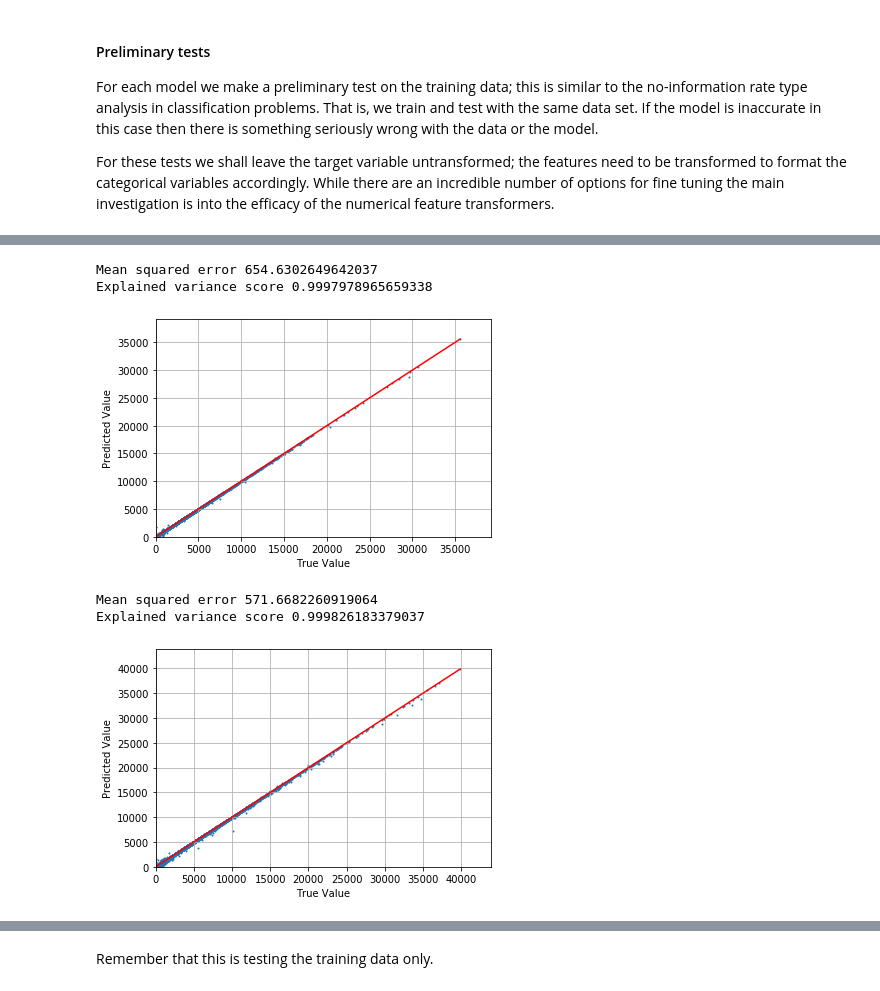
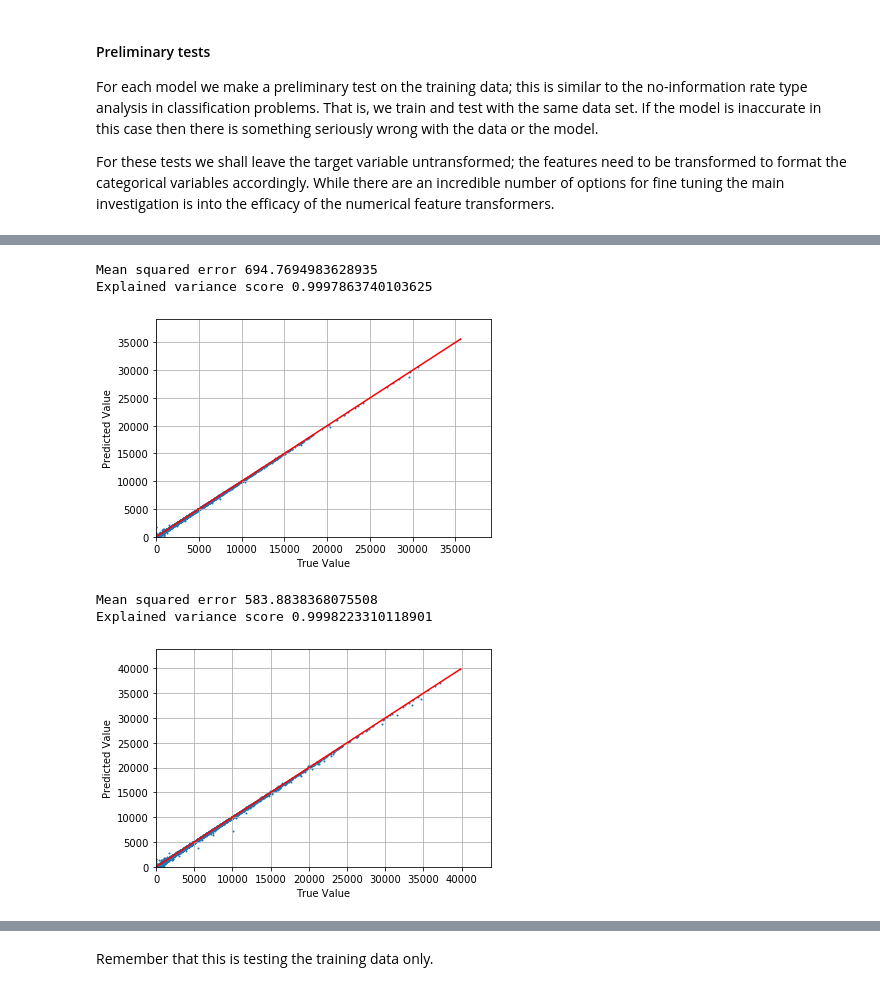
Before and after one commit to mgudorf/datsci, a Jupyter notebook: capstone1/notebooks/Loan recovery amount regression.ipynb, the cells around one changed output, grey strips where cells are left out. Saved outputs shown, nothing was run; the diff lists cells and outputs as text; code cells hidden in the pictures.

```diff
--- a/capstone1/notebooks/Loan recovery amount regression.ipynb
+++ b/capstone1/notebooks/Loan recovery amount regression.ipynb
@@ -593,8 +593,8 @@ num_features = num_and_cat_data.select_dtypes(exclude=['object']).columns
 cat_features = num_and_cat_data.select_dtypes(include=['object']).columns
 date_features = date_data.columns
 
-# X = pd.concat((num_and_cat_data, date_data),axis=1)
-X = num_and_cat_data
+X = pd.concat((num_and_cat_data, date_data),axis=1)
+# X = num_and_cat_data
 # %% [markdown]
 Default cross validation is KFold with 5 folds; by default shuffling is off so we technically do not need to pass a random state.
 # %%
@@ -719,27 +721,27 @@ ytest_pca = y_test.values.ravel()
 _ = sgd_test.fit(xt_pca, yt_pca.ravel())
 _ = classifier_analysis(sgd_test, xtest_pca, ytest_pca.ravel())
 # %% [output]
-Mean squared error 654.6302649642037
-Explained variance score 0.9997978965659338
+Mean squared error 694.7694983628935
+Explained variance score 0.9997863740103625
-[figure, old version]
+[figure, new version]
 # %%
 sgd_test = SGDRegressor(tol=1e-7)
 
 col_transformer_ = my_feature_transformer(X, num_features, cat_features, date_features, num_transformer=StandardScaler())
 
 _ = col_transformer_.fit(X_traintest)
 
 xt = col_transformer_.transform(X_traintest)
 
-pcatransformer = PCA(n_components=10)
+pcatransformer = PCA(n_components=1)
 _ = pcatransformer.fit(xt.toarray())
 xt_pca = pcatransformer.transform(xt.toarray())
 # X_test_scaled = pca.transform(X_test_scaled)
 
-_ = sgd_test.fit(xt, .ravel())
+_ = sgd_test.fit(xt, y_traintest.values.ravel())
 
 _ = classifier_analysis(sgd_test, xt, y_traintest.values.ravel())
 # %% [output]
-Mean squared error 571.6682260919064
-Explained variance score 0.999826183379037
+Mean squared error 583.8838368075508
+Explained variance score 0.9998223310118901
-[figure, old version]
+[figure, new version]
```
Also changed, not shown: parts of 16 cells of this notebook, 1 other file.
